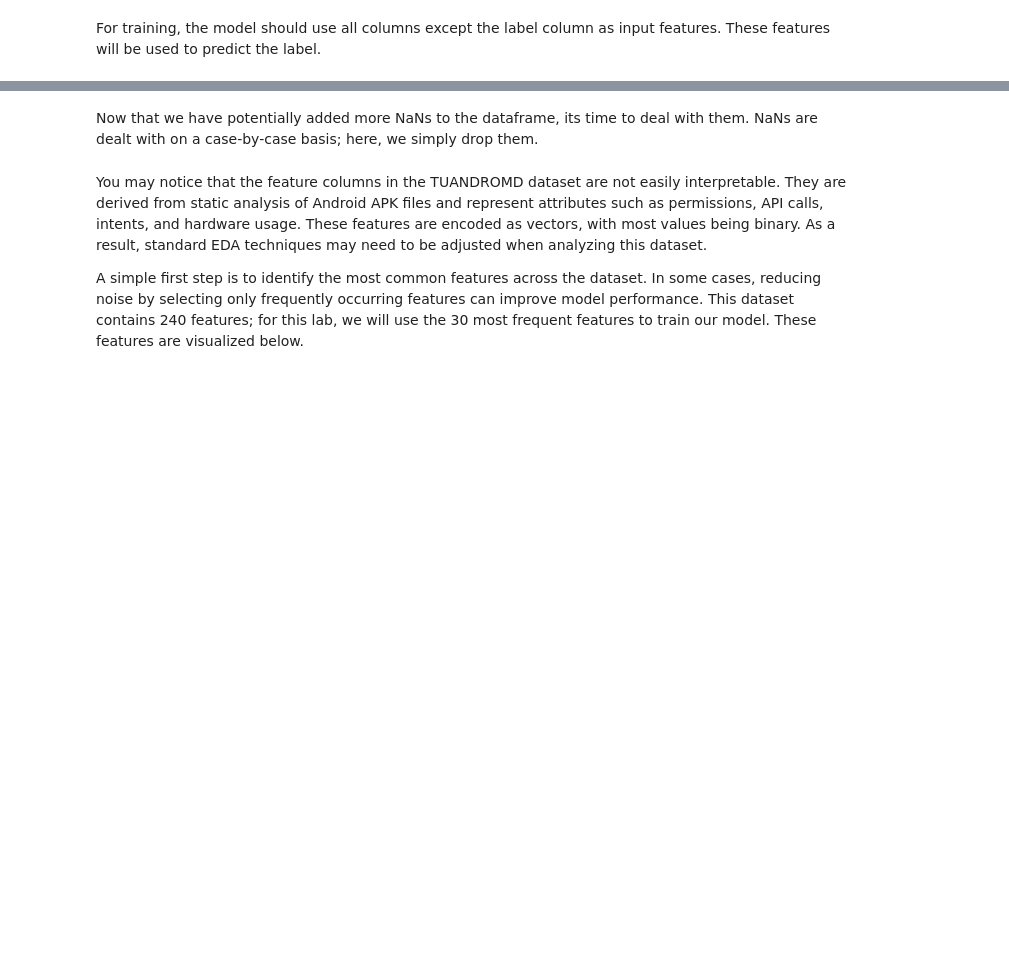
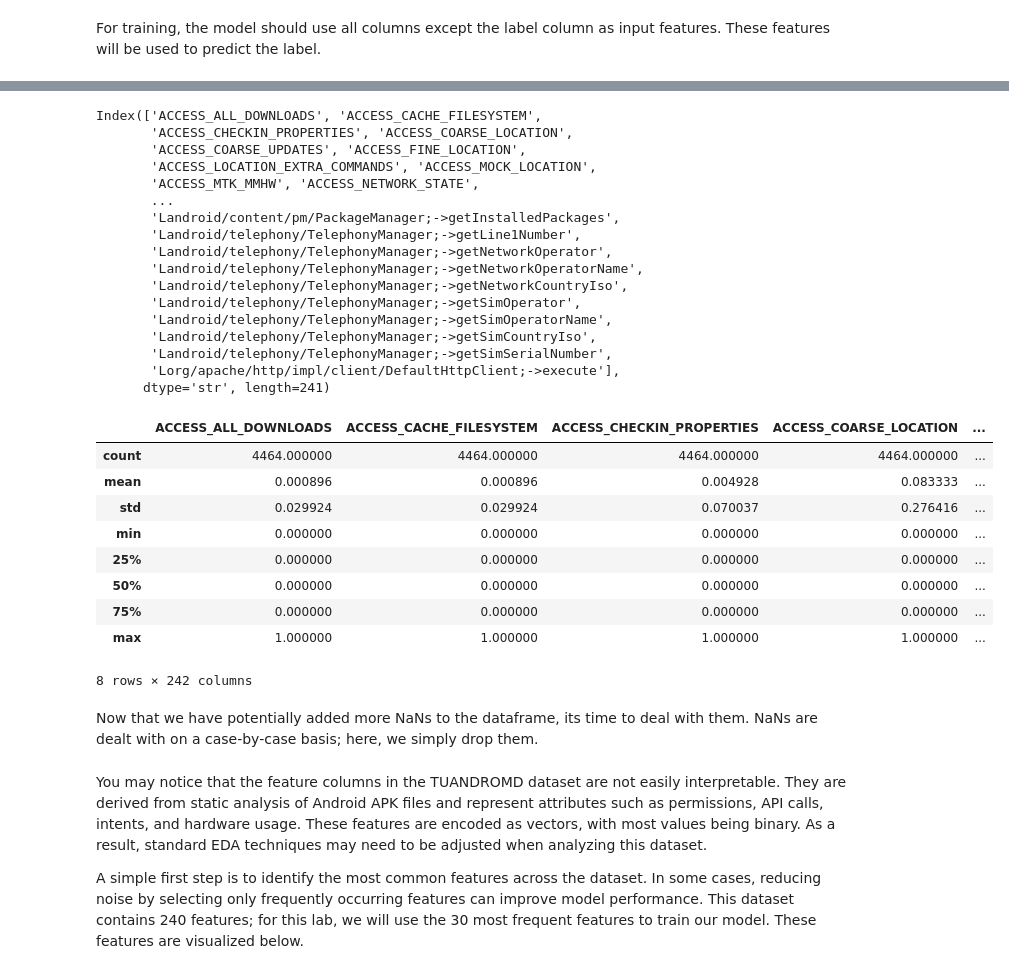
Before and after one commit to Tyler-Bibus/cpre3250, a Jupyter notebook: Lab-03/Lab-03.ipynb, the cells around one changed output, grey strips where cells are left out. Cells and saved outputs as stored; diff of their text form; code cells hidden in the pictures; blank space fills up the shorter version.

```diff
--- a/Lab-03/Lab-03.ipynb
+++ b/Lab-03/Lab-03.ipynb
@@ -84,8 +158,39 @@ For training, the model should use all columns except the label column as input
 # %%
 # Code for Q2.3 here. Store a subset of df1 as "feature_cols" and convert all data to numeric, replacing with "NaN" if impossible.
 # YOUR CODE STARTS HERE
-
+feature_cols = df1.drop(columns='Label').columns
+print(feature_cols)
+df1[feature_cols] = df1[feature_cols].apply(pd.to_numeric, errors='coerce')
+df1.describe()
 # YOUR CODE ENDS HERE
+# %% [output]
+Index(['ACCESS_ALL_DOWNLOADS', 'ACCESS_CACHE_FILESYSTEM',
+       'ACCESS_CHECKIN_PROPERTIES', 'ACCESS_COARSE_LOCATION',
+       'ACCESS_COARSE_UPDATES', 'ACCESS_FINE_LOCATION',
+       'ACCESS_LOCATION_EXTRA_COMMANDS', 'ACCESS_MOCK_LOCATION',
+       'ACCESS_MTK_MMHW', 'ACCESS_NETWORK_STATE',
+       ...
+       'Landroid/content/pm/PackageManager;->getInstalledPackages',
+       'Landroid/telephony/TelephonyManager;->getLine1Number',
+       'Landroid/telephony/TelephonyManager;->getNetworkOperator',
+       'Landroid/telephony/TelephonyManager;->getNetworkOperatorName',
+       'Landroid/telephony/TelephonyManager;->getNetworkCountryIso',
+       'Landroid/telephony/TelephonyManager;->getSimOperator',
+       'Landroid/telephony/TelephonyManager;->getSimOperatorName',
+       'Landroid/telephony/TelephonyManager;->getSimCountryIso',
+       'Landroid/telephony/TelephonyManager;->getSimSerialNumber',
+       'Lorg/apache/http/impl/client/DefaultHttpClient;->execute'],
+      dtype='str', length=241)
+|  | ACCESS_ALL_DOWNLOADS | ACCESS_CACHE_FILESYSTEM | ACCESS_CHECKIN_PROPERTIES | ACCESS_COARSE_LOCATION | ... |
+| count | 4464.000000 | 4464.000000 | 4464.000000 | 4464.000000 | ... |
+| mean | 0.000896 | 0.000896 | 0.004928 | 0.083333 | ... |
+| std | 0.029924 | 0.029924 | 0.070037 | 0.276416 | ... |
+| min | 0.000000 | 0.000000 | 0.000000 | 0.000000 | ... |
+| 25% | 0.000000 | 0.000000 | 0.000000 | 0.000000 | ... |
+| 50% | 0.000000 | 0.000000 | 0.000000 | 0.000000 | ... |
+| 75% | 0.000000 | 0.000000 | 0.000000 | 0.000000 | ... |
+| max | 1.000000 | 1.000000 | 1.000000 | 1.000000 | ... |
+8 rows × 242 columns
 # %% [markdown]
 Now that we have potentially added more NaNs to the dataframe, its time to deal with them. NaNs are dealt with on a case-by-case basis; here, we simply drop them.
 # %%
```
Also changed, not shown: parts of 36 cells of this notebook, 1 other file.
